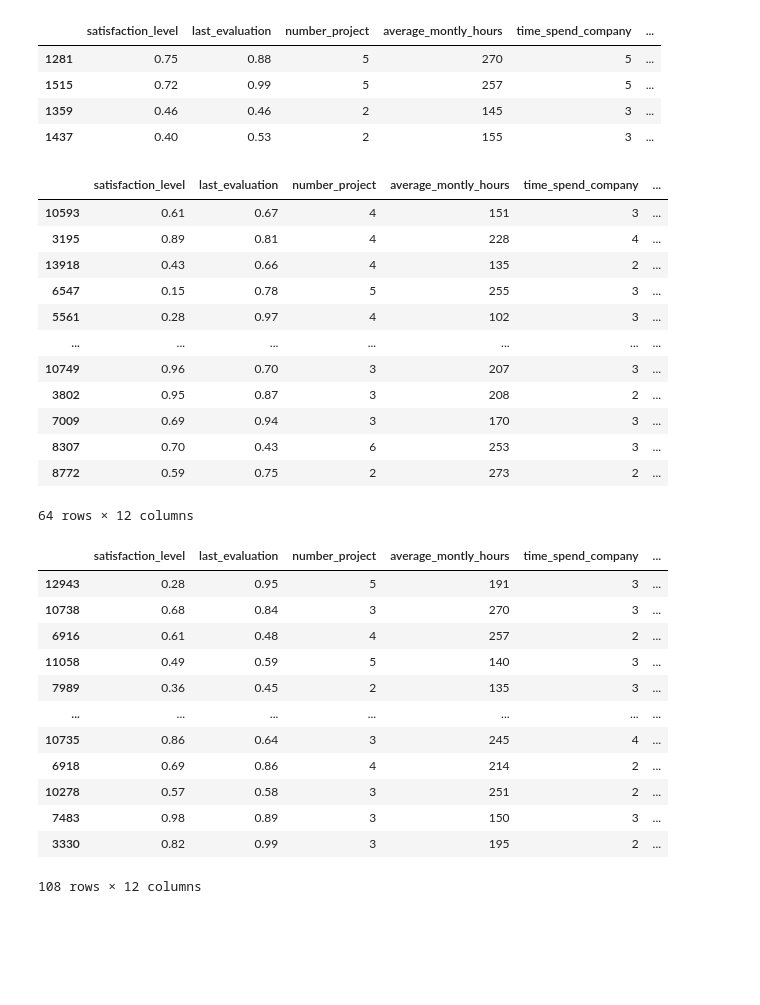
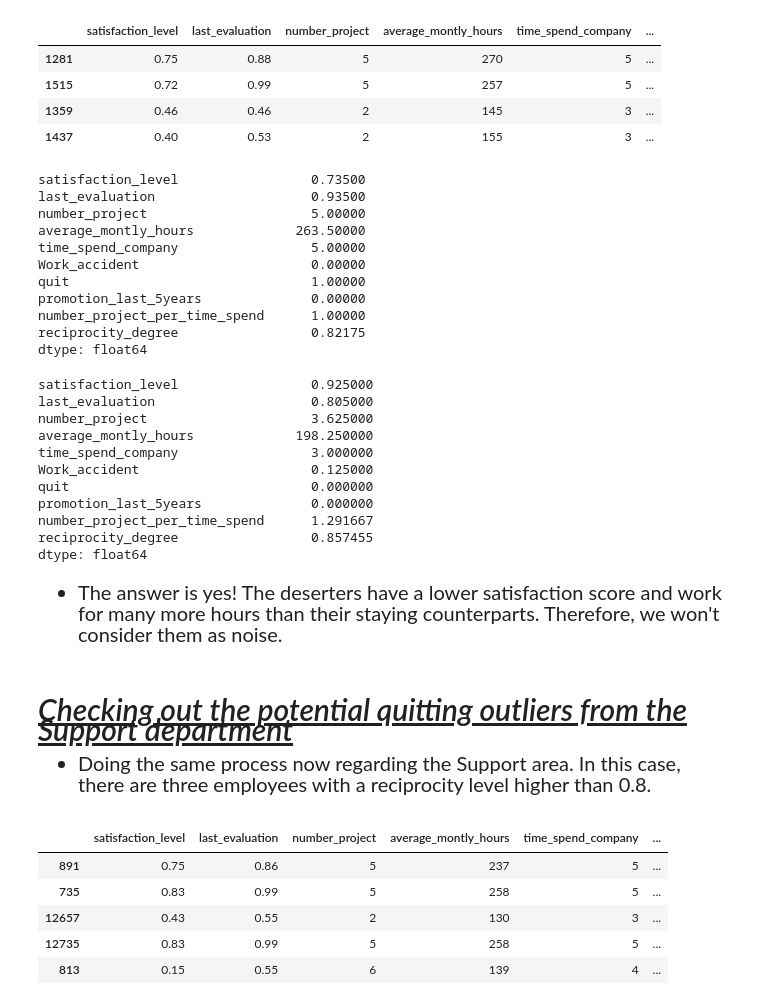
Before and after one commit to felipesveiga/Employee-Turnover, a Jupyter notebook: turnover.ipynb, the cells around one changed output. Saved outputs shown, nothing was run; the diff lists cells and outputs as text; code cells hidden in the pictures; blank space fills up the shorter version.

```diff
--- a/turnover.ipynb
+++ b/turnover.ipynb
@@ -187,36 +201,60 @@ only_1[(only_1['department']=='IT') & (only_1['salary']=='high')]#.mean()
 | 1515 | 0.72 | 0.99 | 5 | 257 | 5 | ... |
 | 1359 | 0.46 | 0.46 | 2 | 145 | 3 | ... |
 | 1437 | 0.40 | 0.53 | 2 | 155 | 3 | ... |
+# %%
+quit_it.iloc[:2].mean()
+# %% [output]
+satisfaction_level                 0.73500
+last_evaluation                    0.93500
+number_project                     5.00000
+average_montly_hours             263.50000
+time_spend_company                 5.00000
+Work_accident                      0.00000
+quit                               1.00000
+promotion_last_5years              0.00000
+number_project_per_time_spend      1.00000
+reciprocity_degree                 0.82175
+dtype: float64
 # %%
-only_0[(only_0['department']=='IT') & (only_0['salary']=='high')]
+# Now, looking at the staying workers with similar characteristics as these two, is there any other characteristic that can differentiate
+# them?
+only_0[(only_0['department']=='IT') & (only_0['salary']=='high') & (only_0['reciprocity_degree']>0.8)].mean()
 # %% [output]
-|  | satisfaction_level | last_evaluation | number_project | average_montly_hours | time_spend_company | ... |
-| 10593 | 0.61 | 0.67 | 4 | 151 | 3 | ... |
-| 3195 | 0.89 | 0.81 | 4 | 228 | 4 | ... |
-| 13918 | 0.43 | 0.66 | 4 | 135 | 2 | ... |
-| 6547 | 0.15 | 0.78 | 5 | 255 | 3 | ... |
-| 5561 | 0.28 | 0.97 | 4 | 102 | 3 | ... |
-| ... | ... | ... | ... | ... | ... | ... |
-| 10749 | 0.96 | 0.70 | 3 | 207 | 3 | ... |
-| 3802 | 0.95 | 0.87 | 3 | 208 | 2 | ... |
-| 7009 | 0.69 | 0.94 | 3 | 170 | 3 | ... |
-| 8307 | 0.70 | 0.43 | 6 | 253 | 3 | ... |
-| 8772 | 0.59 | 0.75 | 2 | 273 | 2 | ... |
-64 rows × 12 columns
+satisfaction_level                 0.925000
+last_evaluation                    0.805000
+number_project                     3.625000
+average_montly_hours             198.250000
+time_spend_company                 3.000000
+Work_accident                      0.125000
+quit                               0.000000
+promotion_last_5years              0.000000
+number_project_per_time_spend      1.291667
+reciprocity_degree                 0.857455
+dtype: float64
+# %% [markdown]
+<div>
+    <ul style='font-size:20px'>
+        <li>
+            The answer is yes! The deserters have a lower satisfaction score and work for many more hours than their staying counterparts. Therefore, we won't consider them as noise.
+        </li>
+    </ul>
+</div>
+# %% [markdown]
+<h4 style='font-size:30px;font-style:italic;text-decoration:underline'>Checking out the potential quitting outliers from the Support department </h4>
+<div>
+    <ul style='font-size:20px'>
+        <li>
+            Doing the same process now regarding the Support area. In this case, there are three employees with a reciprocity level higher than 0.8.
+        </li>
+    </ul>
+</div>
 # %%
-only_1[(only_1['department']=='support') & (only_1['salary']=='high')]
-only_0[(only_0['department']=='support') & (only_0['salary']=='high')]
+quit_support = only_1[(only_1['department']=='support') & (only_1['salary']=='high')]
+quit_support
 # %% [output]
 |  | satisfaction_level | last_evaluation | number_project | average_montly_hours | time_spend_company | ... |
-| 12943 | 0.28 | 0.95 | 5 | 191 | 3 | ... |
-| 10738 | 0.68 | 0.84 | 3 | 270 | 3 | ... |
-| 6916 | 0.61 | 0.48 | 4 | 257 | 2 | ... |
-| 11058 | 0.49 | 0.59 | 5 | 140 | 3 | ... |
-| 7989 | 0.36 | 0.45 | 2 | 135 | 3 | ... |
-| ... | ... | ... | ... | ... | ... | ... |
-| 10735 | 0.86 | 0.64 | 3 | 245 | 4 | ... |
-| 6918 | 0.69 | 0.86 | 4 | 214 | 2 | ... |
-| 10278 | 0.57 | 0.58 | 3 | 251 | 2 | ... |
-| 7483 | 0.98 | 0.89 | 3 | 150 | 3 | ... |
-| 3330 | 0.82 | 0.99 | 3 | 195 | 2 | ... |
+| 891 | 0.75 | 0.86 | 5 | 237 | 5 | ... |
+| 735 | 0.83 | 0.99 | 5 | 258 | 5 | ... |
+| 12657 | 0.43 | 0.55 | 2 | 130 | 3 | ... |
+| 12735 | 0.83 | 0.99 | 5 | 258 | 5 | ... |
+| 813 | 0.15 | 0.55 | 6 | 139 | 4 | ... |
-108 rows × 12 columns
```
Also changed, not shown: parts of 11 cells of this notebook.
